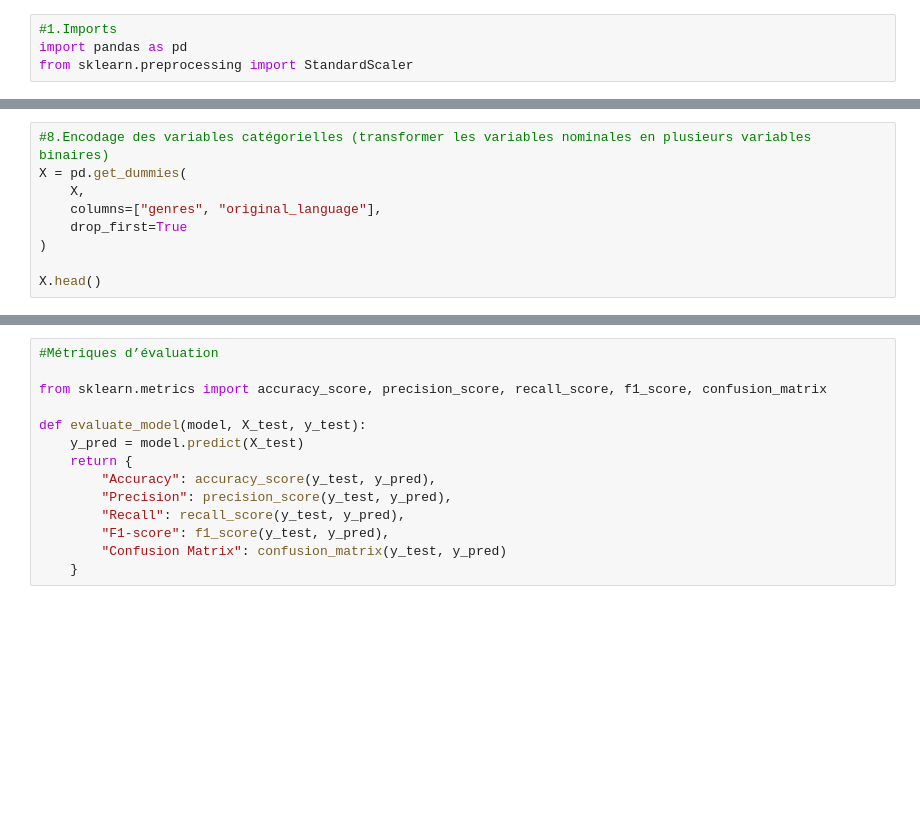
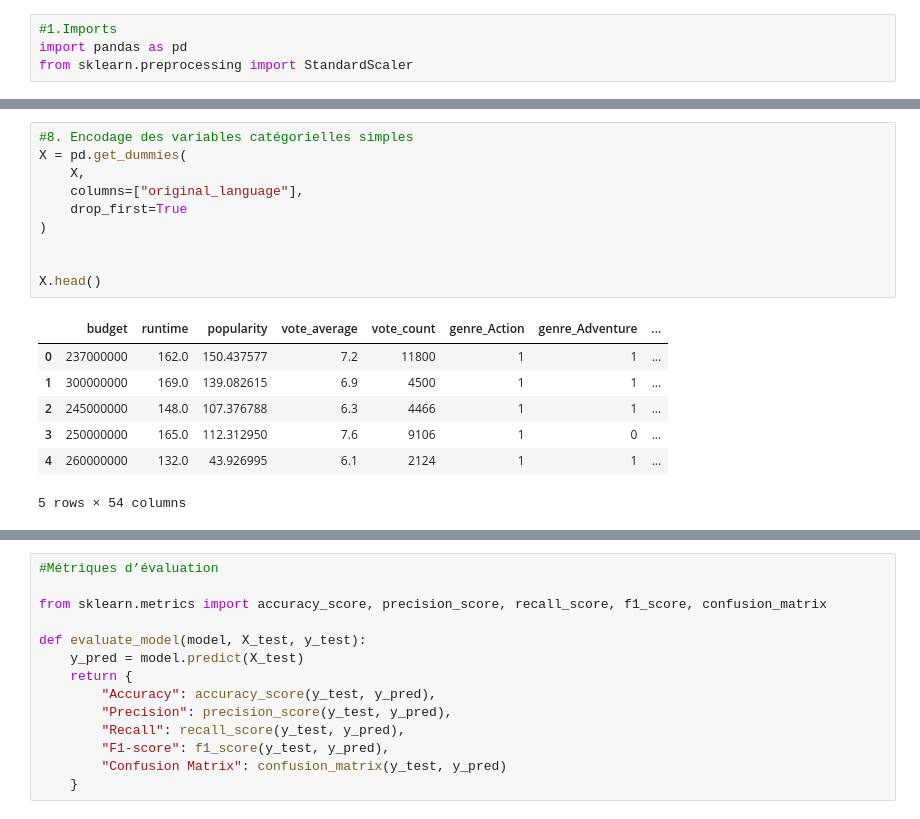
Before and after one commit to chedli01/Data_Mining_Project, a Jupyter notebook: code.ipynb, the cells around one changed output, grey strips where cells are left out. Saved outputs shown, nothing was run; the diff lists cells and outputs as text; blank space fills up the shorter version.

```diff
--- a/code.ipynb
+++ b/code.ipynb
@@ -46,12 +114,21 @@ print(y.shape)
 # %%
-#8.Encodage des variables catégorielles (transformer les variables nominales en plusieurs variables binaires)
+#8. Encodage des variables catégorielles simples
 X = pd.get_dummies(
     X,
-    columns=["genres", "original_language"],
+    columns=["original_language"],
     drop_first=True
 )
 
+
 X.head()
+# %% [output]
+|  | budget | runtime | popularity | vote_average | vote_count | genre_Action | genre_Adventure | ... |
+| 0 | 237000000 | 162.0 | 150.437577 | 7.2 | 11800 | 1 | 1 | ... |
+| 1 | 300000000 | 169.0 | 139.082615 | 6.9 | 4500 | 1 | 1 | ... |
+| 2 | 245000000 | 148.0 | 107.376788 | 6.3 | 4466 | 1 | 1 | ... |
+| 3 | 250000000 | 165.0 | 112.312950 | 7.6 | 9106 | 1 | 0 | ... |
+| 4 | 260000000 | 132.0 | 43.926995 | 6.1 | 2124 | 1 | 1 | ... |
+5 rows × 54 columns
 # %%
 #9.Normalisation
 num_cols = ["budget", "runtime", "popularity", "vote_average", "vote_count"]
```
Also changed, not shown: parts of 17 cells of this notebook, 2 other files.
